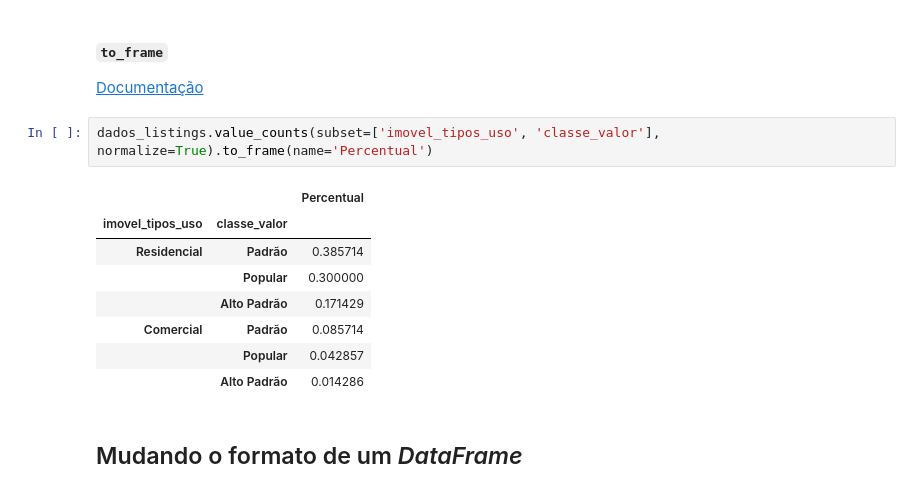
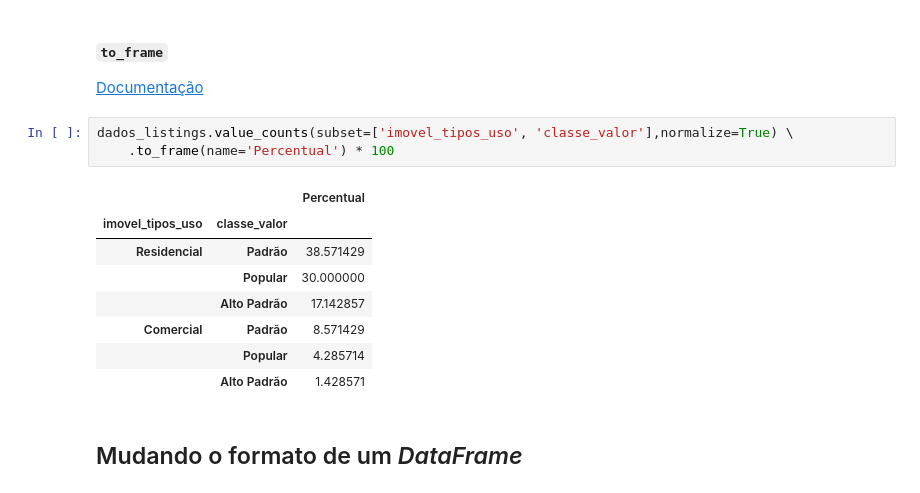
Before and after one commit to Mairondc21/projeto_pandas_av, a Jupyter notebook: Projeto.ipynb, the cells around one changed output. Saved outputs shown, nothing was run; the diff lists cells and outputs as text.

```diff
--- a/Projeto.ipynb
+++ b/Projeto.ipynb
@@ -1316,16 +1375,17 @@ Name: proportion, dtype: float64
 
 [Documentação](https://pandas.pydata.org/pandas-docs/stable/reference/api/pandas.Series.to_frame.html)
 # %%
-dados_listings.value_counts(subset=['imovel_tipos_uso', 'classe_valor'], normalize=True).to_frame(name='Percentual')
+dados_listings.value_counts(subset=['imovel_tipos_uso', 'classe_valor'],normalize=True) \
+    .to_frame(name='Percentual') * 100
 # %% [output]
 |  |  | Percentual |
 | imovel_tipos_uso | classe_valor |  |
-| Residencial | Padrão | 0.385714 |
-|  | Popular | 0.300000 |
-|  | Alto Padrão | 0.171429 |
-| Comercial | Padrão | 0.085714 |
-|  | Popular | 0.042857 |
-|  | Alto Padrão | 0.014286 |
+| Residencial | Padrão | 38.571429 |
+|  | Popular | 30.000000 |
+|  | Alto Padrão | 17.142857 |
+| Comercial | Padrão | 8.571429 |
+|  | Popular | 4.285714 |
+|  | Alto Padrão | 1.428571 |
 # %% [markdown]
 ## Mudando o formato de um *DataFrame*
 # %% [markdown]
```
Also changed, not shown: parts of 59 cells of this notebook.
